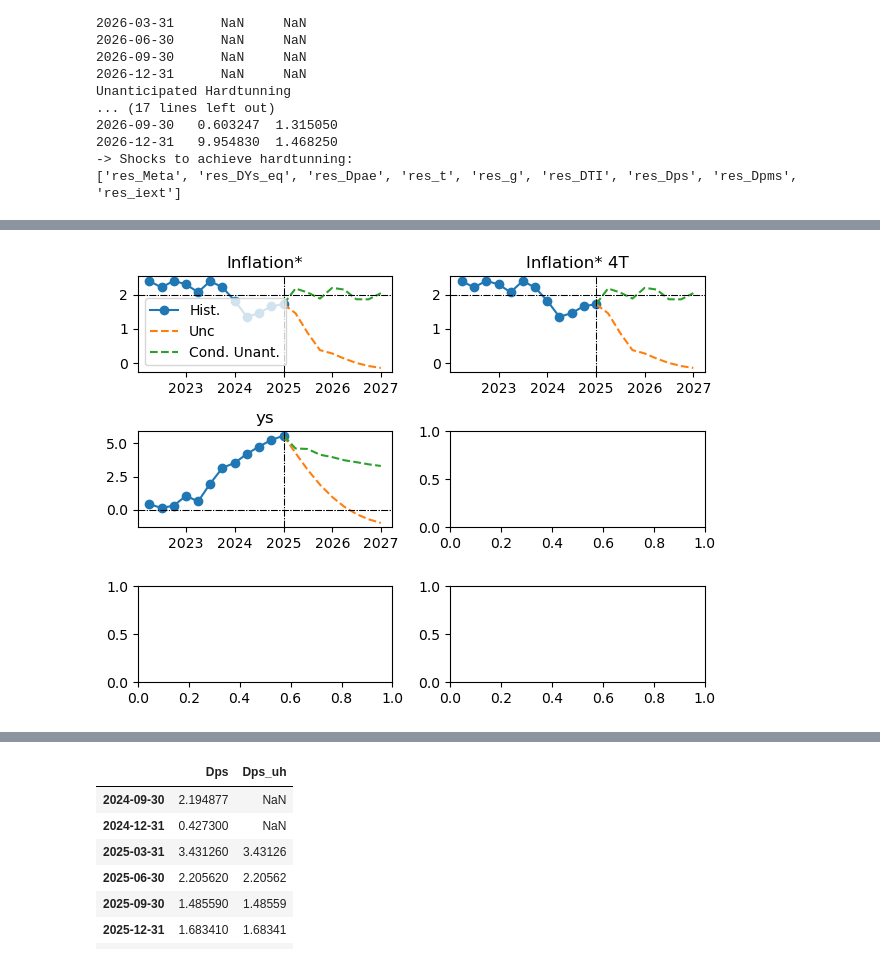
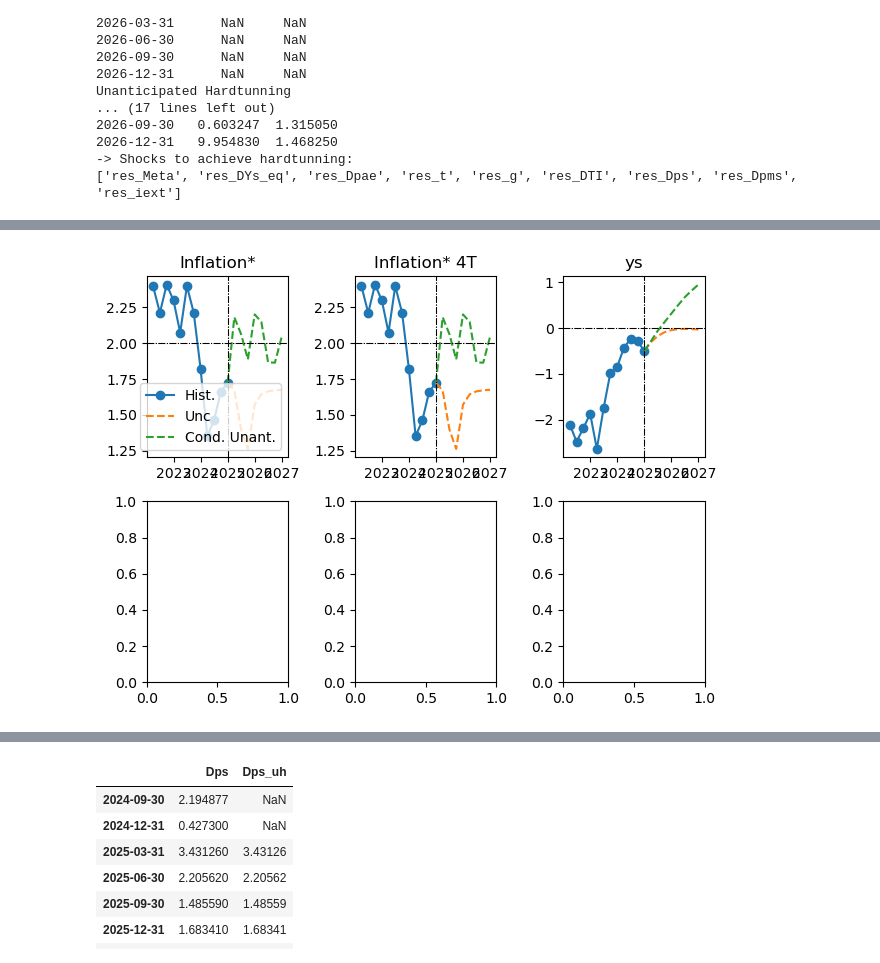
Before and after one commit to patrickcastilla/CUECOPolMon_fork_2, a Jupyter notebook: Main_Forecast.ipynb, the cells around one changed output, grey strips where cells are left out. Drawn from its saved outputs; the diff is of its cells as text; code cells hidden in the pictures.

```diff
--- a/Main_Forecast.ipynb
+++ b/Main_Forecast.ipynb
@@ -265,9 +265,9 @@ fig, axs = HTS.plotTSforecast(BDdict,lista,listanames,listaSS,FH,HH,Number_Rows,
 # %%
 # Dps = bsp*Dps(-1) + (1 - bsp)*D4ps(+4) + bsy*ys(-1) + res_Dps
 lista   = ['D4ps','D4ps','ys']
 listaSS = [2,2,0]
 listanames = ['Inflation*','Inflation* 4T','ys']
 
-fig, axs = HTS.plotTSforecast(BDdict,lista,listanames,listaSS,FH,HH,3,2)
+fig, axs = HTS.plotTSforecast(BDdict,lista,listanames,listaSS,FH,HH,2,3)
 # %% [output]
-[figure, old version]
+[figure, new version]
```
Also changed, not shown: parts of 11 cells of this notebook.
